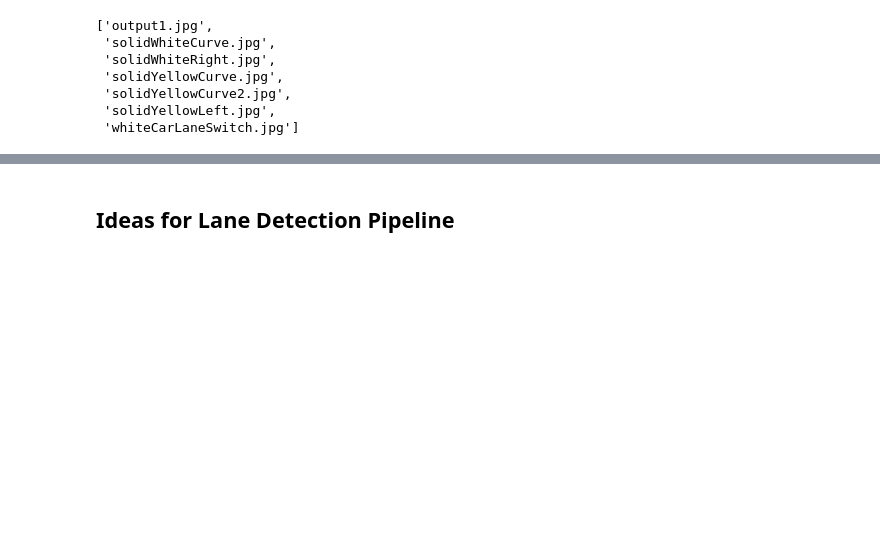
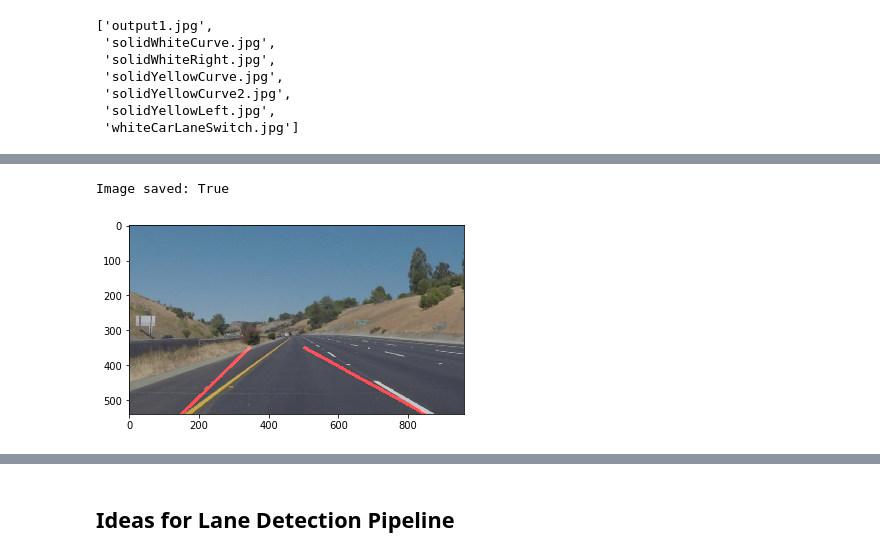
Before and after one commit to gobrando/CarND-LaneLines-P1, a Jupyter notebook: P1.ipynb, the cells around one changed output, grey strips where cells are left out. Drawn from its saved outputs; the diff is of its cells as text; code cells hidden in the pictures; blank space fills up the shorter version.

```diff
--- a/P1.ipynb
+++ b/P1.ipynb
@@ -263 +306,6 @@ os.listdir("test_images/")
+# %%
+find_lane_lines('test_images/solidYellowCurve2.jpg')
+# %% [output]
+Image saved: True
+[figure, added]
 # %%
```
Also changed, not shown: parts of 11 cells of this notebook, 7 other files.
